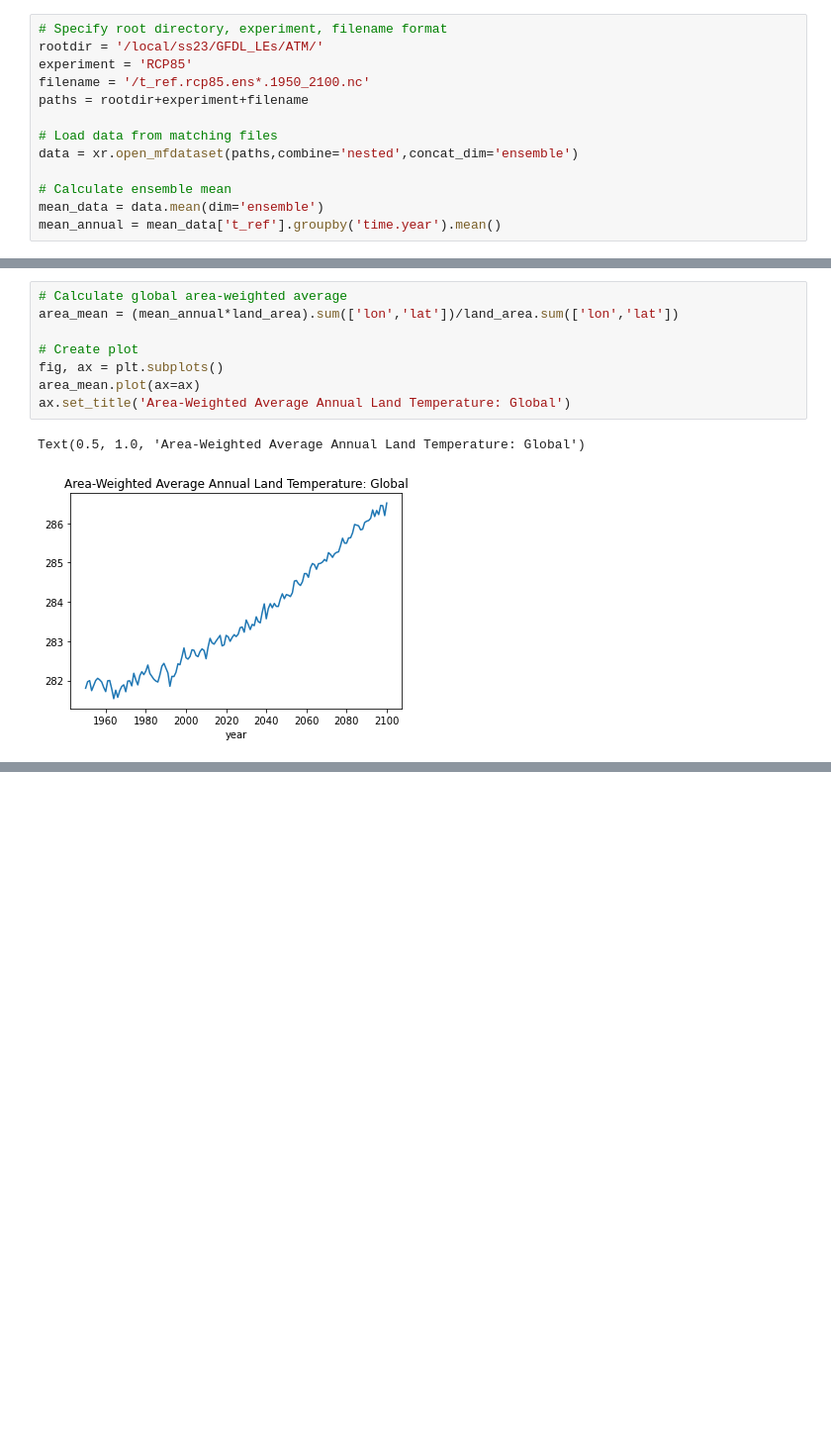
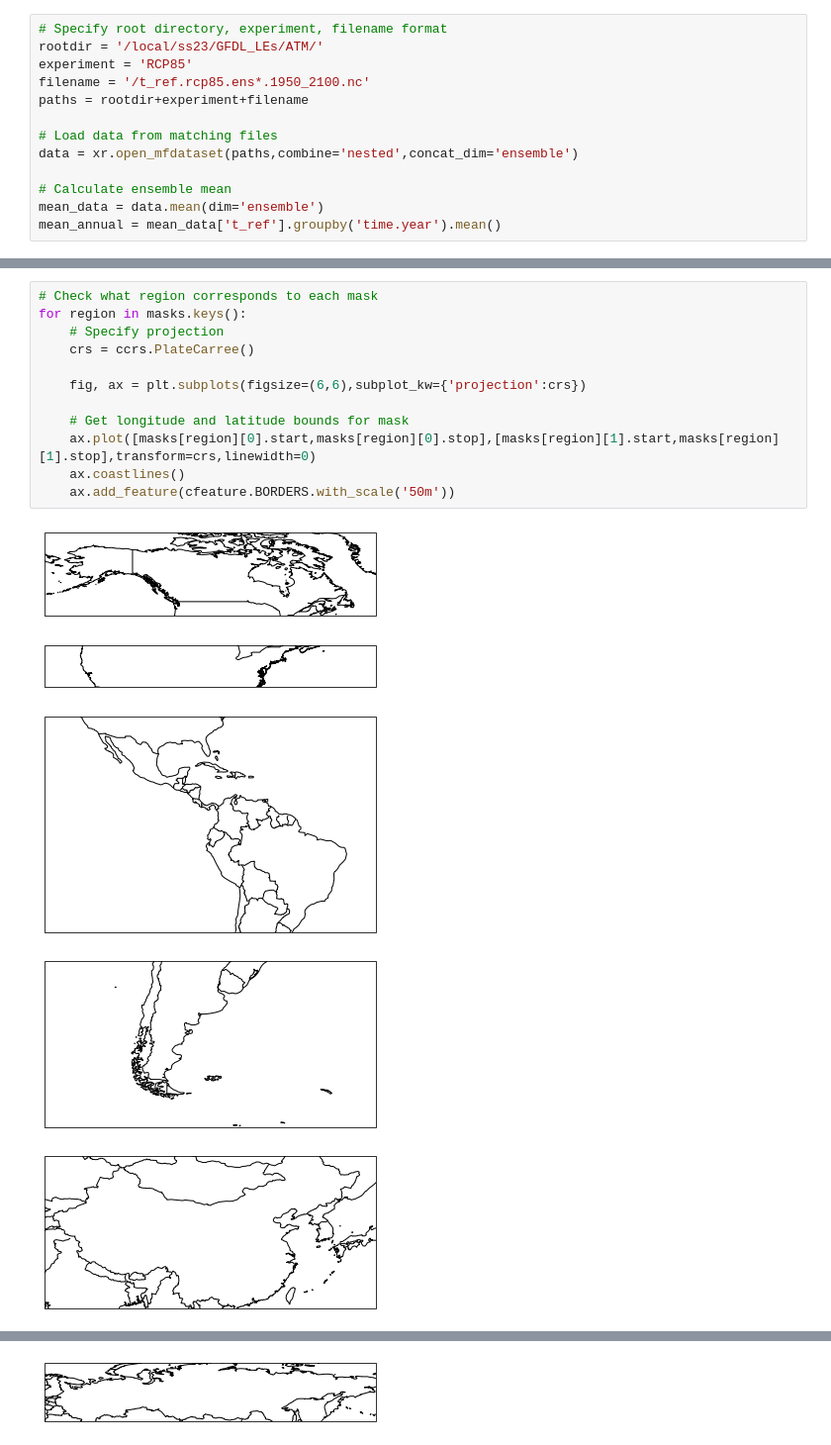
Before and after one commit to KYan19/pei, a Jupyter notebook: notebooks/2.1_Masks.ipynb, the cells around one changed output, grey strips where cells are left out. Shown at 99% size. Cells and saved outputs as stored; diff of their text form; blank space fills up the shorter version.

```diff
--- a/notebooks/2.1_Masks.ipynb
+++ b/notebooks/2.1_Masks.ipynb
@@ -84,11 +68,18 @@ for region in masks.keys():
-# %%
-# Calculate global area-weighted average
-area_mean = (mean_annual*land_area).sum(['lon','lat'])/land_area.sum(['lon','lat'])
-
-# Create plot
-fig, ax = plt.subplots()
-area_mean.plot(ax=ax)
-ax.set_title('Area-Weighted Average Annual Land Temperature: Global')
-# %% [output]
-Text(0.5, 1.0, 'Area-Weighted Average Annual Land Temperature: Global')
-[figure, removed]
+# %%
+# Check what region corresponds to each mask
+for region in masks.keys():
+    # Specify projection
+    crs = ccrs.PlateCarree()
+
+    fig, ax = plt.subplots(figsize=(6,6),subplot_kw={'projection':crs})
+
+    # Get longitude and latitude bounds for mask
+    ax.plot([masks[region][0].start,masks[region][0].stop],[masks[region][1].start,masks[region][1].stop],transform=crs,linewidth=0)
+    ax.coastlines()
+    ax.add_feature(cfeature.BORDERS.with_scale('50m'))
+# %% [output]
+[figure, added]
+[figure, added]
+[figure, added]
+[figure, added]
+[figure, added]
@@ -94,0 +88 @@ Text(0.5, 1.0, 'Area-Weighted Average Annual Land Temperature: Global')
+[figure, added]
```
Also changed, not shown: parts of 6 cells of this notebook.
